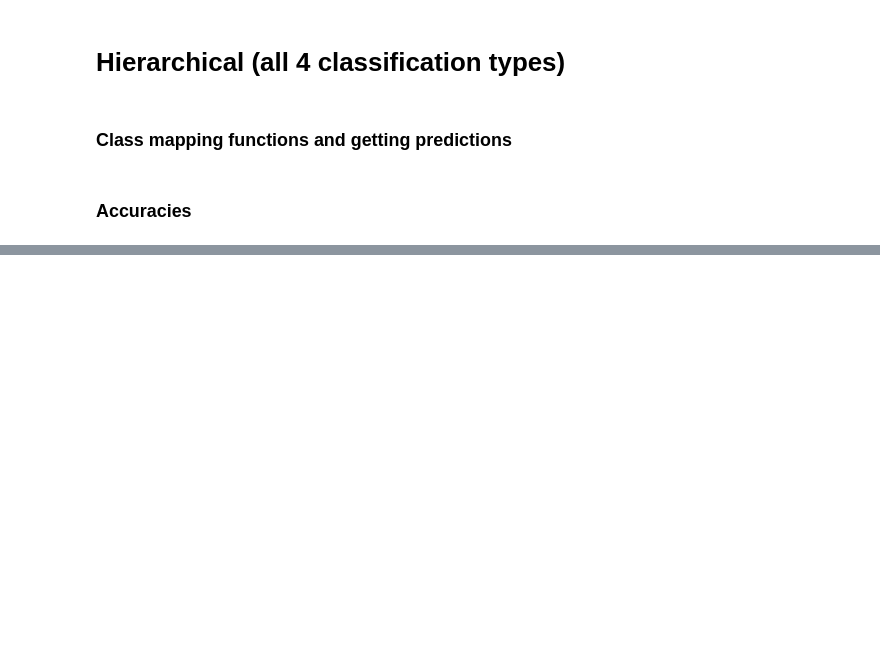
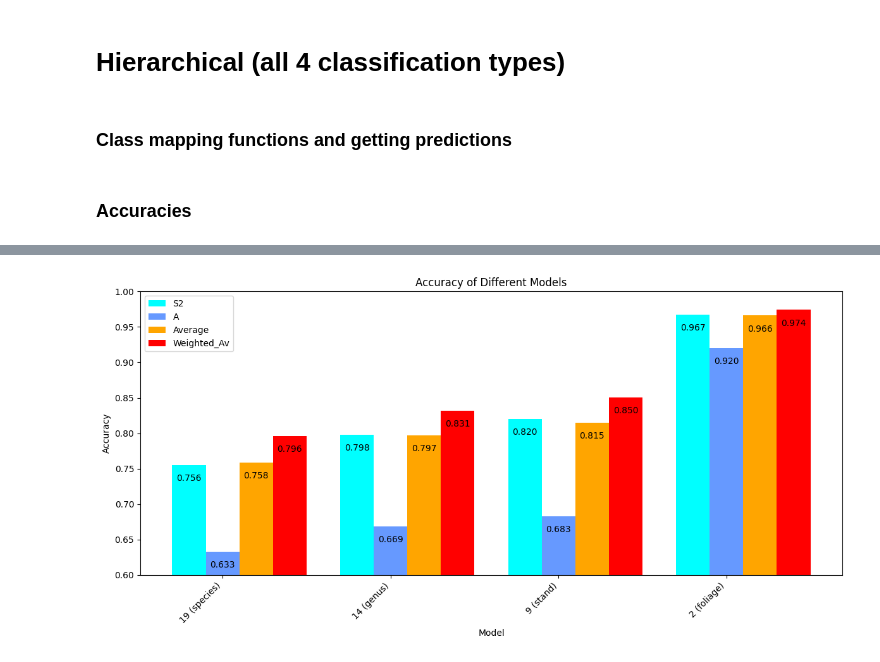
Before and after one commit to adampotton/MDM3-Rep-3, a Jupyter notebook: logit_combo.ipynb, the cells around one changed output, grey strips where cells are left out. Saved outputs shown, nothing was run; the diff lists cells and outputs as text; code cells hidden in the pictures; blank space fills up the shorter version.

```diff
--- a/logit_combo.ipynb
+++ b/logit_combo.ipynb
@@ -116,2 +128,26 @@ _,A_pred_2 = np.unique(apply_mapping([number_to_tree[num] for num in np.argmax(A
 # %% [markdown]
 ### Accuracies
+# %%
+accuracies = {
+    "S2_19": np.mean(S2_pred_19 == true_labels_19),
+    "A_19": np.mean(A_pred_19 == true_labels_19),
+    "Average_19": np.mean(av_pred_19 == true_labels_19),
+    "Weighted_Av_19": np.mean(w_av_pred_19 == true_labels_19),
+    "S2_14": np.mean(S2_pred_14 == true_labels_14),
+    "A_14": np.mean(A_pred_14 == true_labels_14),
+    "Average_14": np.mean(av_pred_14 == true_labels_14),
+    "Weighted_Av_14": np.mean(w_av_pred_14 == true_labels_14),
+    "S2_9": np.mean(S2_pred_9 == true_labels_9),
+    "A_9": np.mean(A_pred_9 == true_labels_9),
+    "Average_9": np.mean(av_pred_9 == true_labels_9),
+    "Weighted_Av_9": np.mean(w_av_pred_9 == true_labels_9),
+    "S2_2": np.mean(S2_pred_2 == true_labels_2),
+    "A_2": np.mean(A_pred_2 == true_labels_2),
+    "Average_2": np.mean(av_pred_2 == true_labels_2),
+    "Weighted_Av_2": np.mean(w_av_pred_2 == true_labels_2)
+}
+
+print("Model\t\t\tAccuracy")
+print("-" * 33)
+for model, accuracy in accuracies.items():
+    print(f"{model}\t\t\t{accuracy * 100:.5f}%")
@@ -168,0 +206,22 @@ A_2             91.99953%
+# %%
+plt.figure(figsize=(12, 6))
+bars1 = plt.bar(x - bar_width, accuracies_values[::4], bar_width, label='S2', color='cyan')
+bars2 = plt.bar(x, accuracies_values[1::4], bar_width, label='A', color='#6699FF')
+bars3 = plt.bar(x + bar_width, accuracies_values[2::4], bar_width, label='Average', color='orange')
+bars4 = plt.bar(x + 2 * bar_width, accuracies_values[3::4], bar_width, label='Weighted_Av', color='red')
+
+plt.xlabel('Model')
+plt.ylabel('Accuracy')
+plt.title('Accuracy of Different Models')
+plt.ylim(0.6, 1)
+plt.xticks(np.arange(len(models)), models, rotation=45, ha='right')
+plt.legend()
+
+for bars in [bars1, bars2, bars3, bars4]:
+    for bar in bars:
+        plt.text(bar.get_x() + bar.get_width() / 2, bar.get_height() - 0.025, '{:.3f}'.format(bar.get_height()), ha='center', va='bottom', color='black')
+
+plt.tight_layout()
+plt.show()
+# %% [output]
+[figure, added]
```
Also changed, not shown: parts of 5 cells of this notebook.
